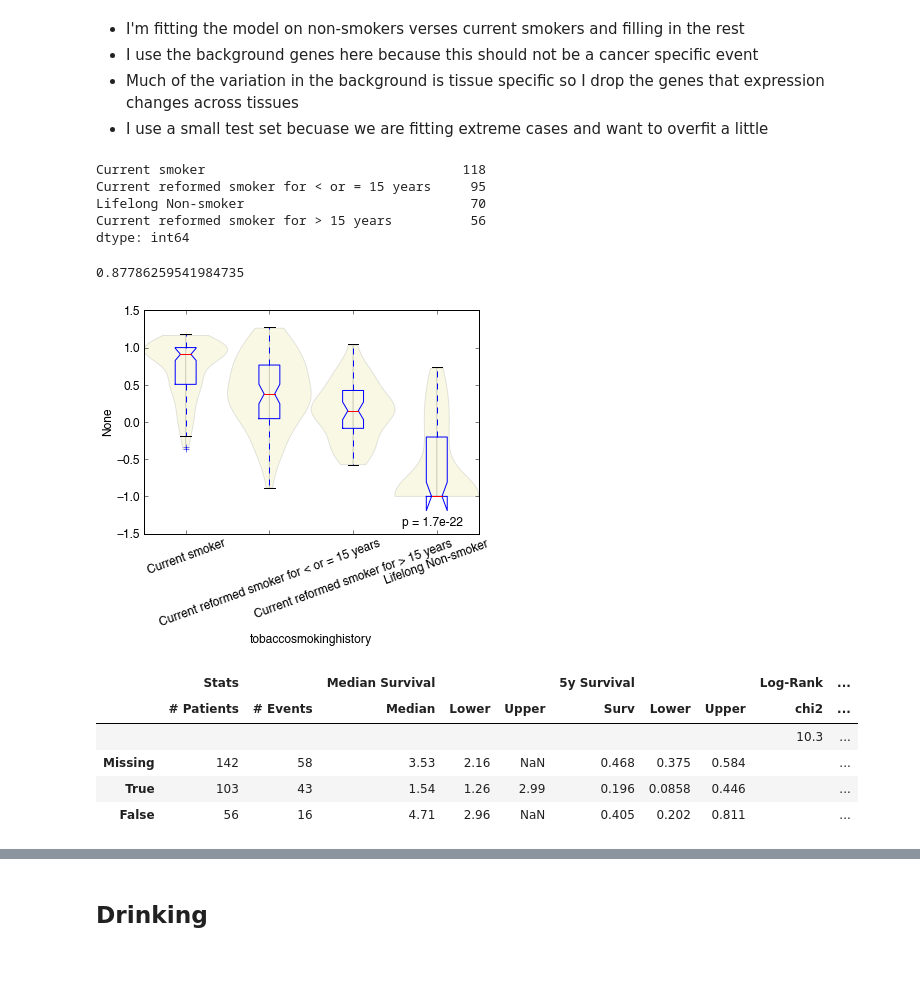
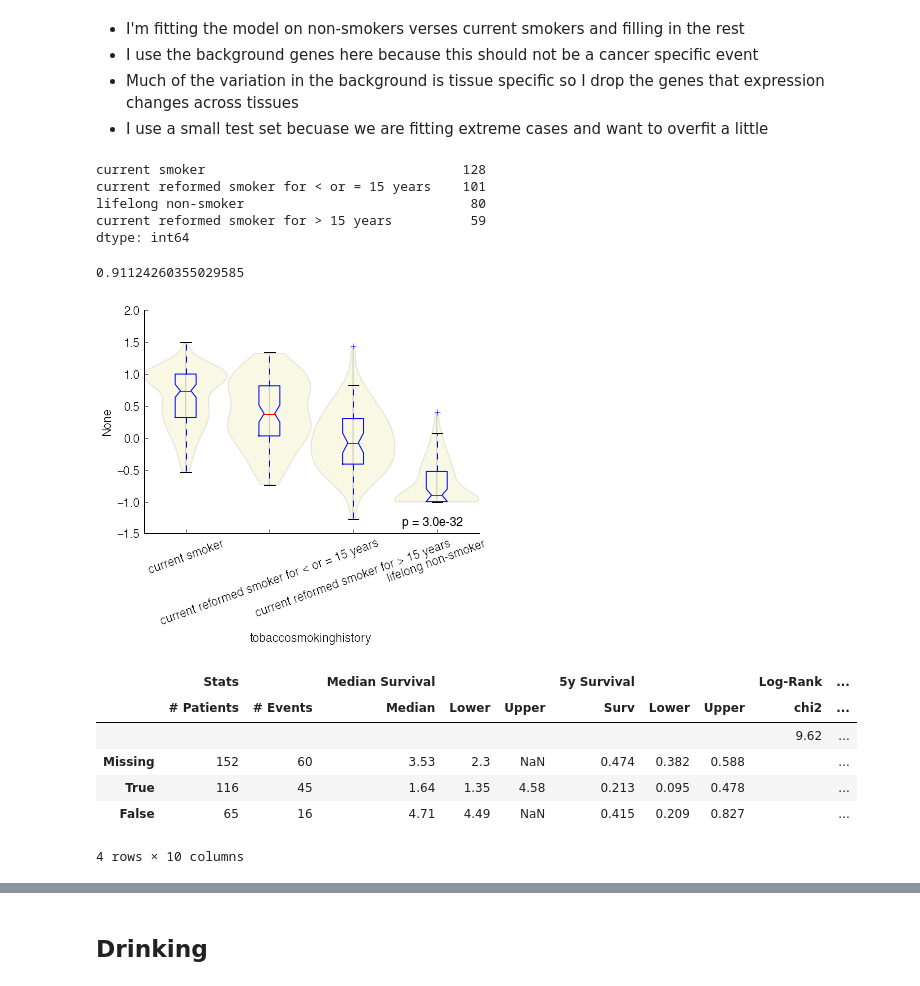
Before and after one commit to theandygross/TCGA, a Jupyter notebook: Analysis_Notebooks/Clinical_Inference.ipynb, the cells around one changed output, grey strips where cells are left out. Saved outputs shown, nothing was run; the diff lists cells and outputs as text; code cells hidden in the pictures.

```diff
--- a/Analysis_Notebooks/Clinical_Inference.ipynb
+++ b/Analysis_Notebooks/Clinical_Inference.ipynb
@@ -97,26 +132,28 @@ from Stats.Classification import SVC_fill
 * I use a small test set becuase we are fitting extreme cases and want to overfit a little
 # %%
 smoker = clinical.clinical.tobaccosmokinghistory.str.lower()
-smoker = smoker[smoker.isin(['current smoker','lifelong non-smoker'])] == 'current smoker'
+smoker_binary = smoker[smoker.isin(['current smoker','lifelong non-smoker'])] == 'current smoker'
-# %%
-clinical.clinical.tobaccosmokinghistory.value_counts()
-# %% [output]
-Current smoker                                 118
-Current reformed smoker for < or = 15 years     95
-Lifelong Non-smoker                             70
-Current reformed smoker for > 15 years          56
-dtype: int64
+# %%
+smoker.value_counts()
+# %% [output]
+current smoker                                 128
+current reformed smoker for < or = 15 years    101
+lifelong non-smoker                             80
+current reformed smoker for > 15 years          59
+dtype: int64
 # %%
-ret = SVC_fill(smoker, rna.features.ix['real'], test_size=.35)
+ret = SVC_fill(smoker_binary, rna.features.ix['real'])
 ret['auc']
 # %% [output]
-0.87786259541984735
+0.91124260355029585
 # %%
 figsize(6,4)
 fun = ret['decision_function']
-violin_plot_pandas(clinical.clinical.tobaccosmokinghistory, fun)
+o = ['current smoker','current reformed smoker for < or = 15 years',
+     'current reformed smoker for > 15 years', 'lifelong non-smoker']
+violin_plot_pandas(smoker, fun, order = o)
 ax = plt.gca()
-labels = clinical.clinical.tobaccosmokinghistory.unique()
-t = ax.set_xticklabels(labels, rotation=20)
+t = ax.set_xticklabels(o, rotation=20)
+prettify_ax(ax)
 # %% [output]
-[figure, old version]
+[figure, new version]
@@ -123,9 +166,10 @@ t = ax.set_xticklabels(labels, rotation=20)
 # %%
-get_surv_fit_lr(surv, smoker.ix[keepers_o].fillna('Missing'))
+get_surv_fit_lr(surv, smoker_binary.ix[keepers_o].fillna('Missing'))
 # %% [output]
 |  | Stats |  | Median Survival |  |  | 5y Survival |  |  | Log-Rank | ... |
 |  | # Patients | # Events | Median | Lower | Upper | Surv | Lower | Upper | chi2 | ... |
-|  |  |  |  |  |  |  |  |  | 10.3 | ... |
-| Missing | 142 | 58 | 3.53 | 2.16 | NaN | 0.468 | 0.375 | 0.584 |  | ... |
-| True | 103 | 43 | 1.54 | 1.26 | 2.99 | 0.196 | 0.0858 | 0.446 |  | ... |
-| False | 56 | 16 | 4.71 | 2.96 | NaN | 0.405 | 0.202 | 0.811 |  | ... |
+|  |  |  |  |  |  |  |  |  | 9.62 | ... |
+| Missing | 152 | 60 | 3.53 | 2.3 | NaN | 0.474 | 0.382 | 0.588 |  | ... |
+| True | 116 | 45 | 1.64 | 1.35 | 4.58 | 0.213 | 0.095 | 0.478 |  | ... |
+| False | 65 | 16 | 4.71 | 4.49 | NaN | 0.415 | 0.209 | 0.827 |  | ... |
+4 rows × 10 columns
```
Also changed, not shown: parts of 32 cells of this notebook.
